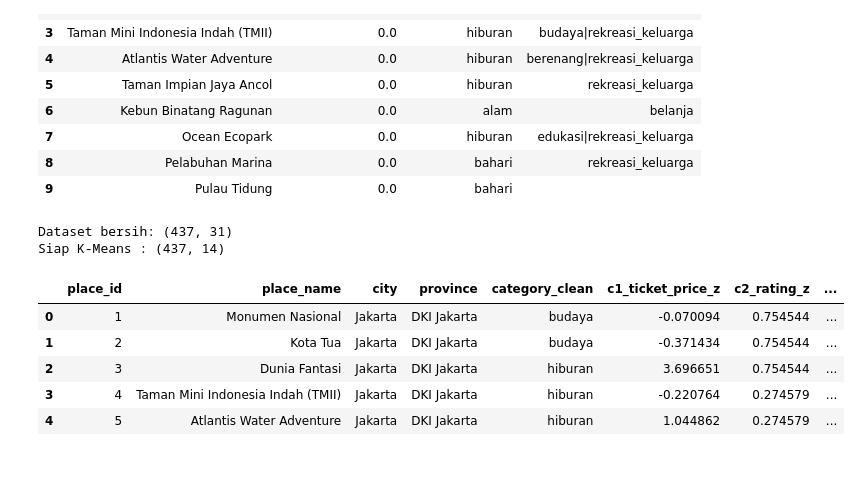
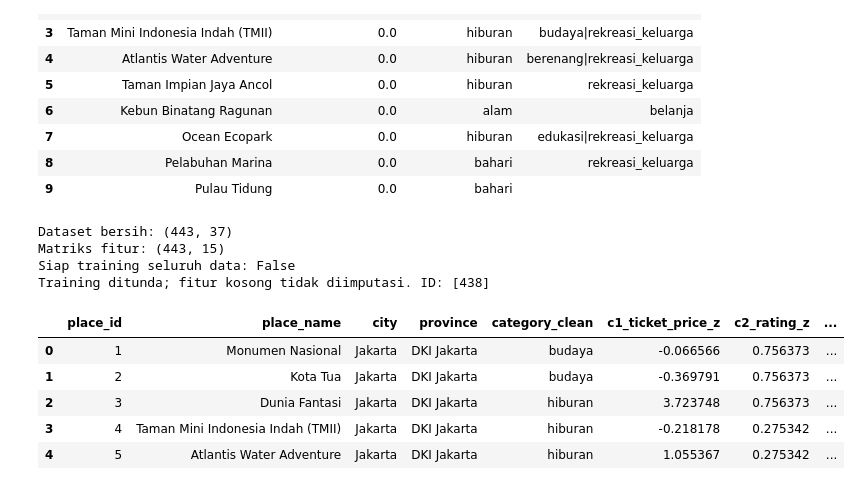
Before and after one commit to ReBioNC/SPK_Destinasi_Wisata, a Jupyter notebook: notebooks/01_preprocessing_travelfit.ipynb, the cells around one changed output. Drawn from its saved outputs; the diff is of its cells as text; code cells hidden in the pictures.

Commit message:
fix(data): preserve all 443 Java destinations in preprocessing

```diff
--- a/notebooks/01_preprocessing_travelfit.ipynb
+++ b/notebooks/01_preprocessing_travelfit.ipynb
@@ -64,7 +92,7 @@ Destinasi: (437, 13) | Rating: (10000, 3)
 | 8 | 9 | Pelabuhan Marina | Pelabuhan Marina Ancol berada di ... | Bahari | Jakarta | 175000 | 4.4 | NaN | {'lat': 1.07888, 'lng': 103.931398} | ... |
 | 9 | 10 | Pulau Tidung | Pulau Tidung adalah salah satu ke... | Bahari | Jakarta | 150000 | 4.5 | NaN | {'lat': -5.803205300000001, 'lng'... | ... |
 # %%
-# 1. Bersihkan kolom, teks, tipe data, duplikat, dan baris tidak valid.
+# 1. Bersihkan format, tetapi tandai masalah tanpa membuang destinasi.
 def snake_case(value):
     return re.sub(r'[^0-9a-zA-Z]+', '_', str(value).strip()).strip('_').lower()
 
@@ -80,14 +108,20 @@ for column in ['place_id', 'price', 'rating', 'time_minutes', 'lat', 'long']:
 for column in ['user_id', 'place_id', 'place_ratings']:
     ratings[column] = pd.to_numeric(ratings[column], errors='coerce')
 
-destinations = destinations.drop_duplicates('place_id', keep='first')
-destinations = destinations.loc[
-    destinations['place_id'].notna()
-    & destinations['place_name'].notna()
-    & destinations['price'].ge(0)
-    & destinations['rating'].between(1, 5)
-    & destinations['lat'].between(-90, 90)
-    & destinations['long'].between(-180, 180)
-].copy()
-print('Data valid:', destinations.shape)
+QUALITY_CHECKS = {
+    'id_missing': destinations['place_id'].isna(),
+    'id_duplicate': destinations['place_id'].duplicated(keep=False),
+    'name_missing': destinations['place_name'].isna() | destinations['place_name'].eq('').fillna(False),
+    'price_invalid': ~destinations['price'].ge(0),
+    'rating_missing': destinations['rating'].isna(),
+    'rating_out_of_range': destinations['rating'].notna() & ~destinations['rating'].between(1, 5),
+    'latitude_invalid': ~destinations['lat'].between(-90, 90),
+    'longitude_invalid': ~destinations['long'].between(-180, 180),
+}
+destinations['data_quality_issues'] = ''
+for issue, mask in QUALITY_CHECKS.items():
+    destinations.loc[mask, 'data_quality_issues'] += issue + '|'
+destinations['data_quality_issues'] = destinations['data_quality_issues'].str.rstrip('|')
+print('Destinasi dipertahankan:', destinations.shape)
+print('Baris perlu review:', destinations['data_quality_issues'].ne('').sum())
 # %% [output]
@@ -98,6 +133,8 @@ CITY_TO_PROVINCE = {
     'Jakarta': 'DKI Jakarta', 'Bandung': 'Jawa Barat',
     'Semarang': 'Jawa Tengah', 'Yogyakarta': 'DI Yogyakarta',
     'Surabaya': 'Jawa Timur',
+    'Pandeglang': 'Banten', 'Lebak': 'Banten',
+    'Purworejo': 'Jawa Tengah', 'Ngawi': 'Jawa Timur',
 }
 CATEGORY_MAP = {
     'budaya': 'budaya', 'taman hiburan': 'hiburan',
@@ -250,7 +287,9 @@ NUMERIC_FEATURES = [
     "c4_facility_score",
 ]
 
-numeric_data = destinations[NUMERIC_FEATURES].astype(float)
+numeric_data = destinations[NUMERIC_FEATURES].astype(float).copy()
+numeric_data.loc[~numeric_data['c1_ticket_price'].ge(0), 'c1_ticket_price'] = np.nan
+numeric_data.loc[~numeric_data['c2_rating'].between(1, 5), 'c2_rating'] = np.nan
 
 # Standardisasi Z-score
 feature_mean = numeric_data.mean()
@@ -264,40 +303,47 @@ scaled_data.columns = [
 # One-hot encoding kategori
 category_data = pd.get_dummies(
     destinations["category_clean"],
     prefix="category",
     dtype=int,
 )
 
 # Gabungkan identitas destinasi dengan fitur hasil transformasi
 kmeans_ready = pd.concat(
     [
         destinations[
             [
                 "place_id",
                 "place_name",
                 "city",
                 "province",
                 "category_clean",
             ]
         ].reset_index(drop=True),
         scaled_data.reset_index(drop=True),
         category_data.reset_index(drop=True),
     ],
     axis=1,
 )
 
 print("Dataset bersih:", destinations.shape)
-print("Siap K-Means :", kmeans_ready.shape)
+kmeans_ready['model_features_complete'] = numeric_data.notna().all(axis=1) & destinations['category_clean'].notna()
+destinations['model_features_complete'] = kmeans_ready['model_features_complete'].to_numpy()
+print("Matriks fitur:", kmeans_ready.shape)
+print("Siap training seluruh data:", bool(kmeans_ready['model_features_complete'].all()))
+if not kmeans_ready['model_features_complete'].all():
+    print('Training ditunda; fitur kosong tidak diimputasi. ID:', kmeans_ready.loc[~kmeans_ready['model_features_complete'], 'place_id'].tolist())
 
 kmeans_ready.head()
 # %% [output]
-Dataset bersih: (437, 31)
-Siap K-Means : (437, 14)
+Dataset bersih: (443, 37)
+Matriks fitur: (443, 15)
+Siap training seluruh data: False
+Training ditunda; fitur kosong tidak diimputasi. ID: [438]
 |  | place_id | place_name | city | province | category_clean | c1_ticket_price_z | c2_rating_z | ... |
-| 0 | 1 | Monumen Nasional | Jakarta | DKI Jakarta | budaya | -0.070094 | 0.754544 | ... |
-| 1 | 2 | Kota Tua | Jakarta | DKI Jakarta | budaya | -0.371434 | 0.754544 | ... |
-| 2 | 3 | Dunia Fantasi | Jakarta | DKI Jakarta | hiburan | 3.696651 | 0.754544 | ... |
-| 3 | 4 | Taman Mini Indonesia Indah (TMII) | Jakarta | DKI Jakarta | hiburan | -0.220764 | 0.274579 | ... |
-| 4 | 5 | Atlantis Water Adventure | Jakarta | DKI Jakarta | hiburan | 1.044862 | 0.274579 | ... |
+| 0 | 1 | Monumen Nasional | Jakarta | DKI Jakarta | budaya | -0.066566 | 0.756373 | ... |
+| 1 | 2 | Kota Tua | Jakarta | DKI Jakarta | budaya | -0.369791 | 0.756373 | ... |
+| 2 | 3 | Dunia Fantasi | Jakarta | DKI Jakarta | hiburan | 3.723748 | 0.756373 | ... |
+| 3 | 4 | Taman Mini Indonesia Indah (TMII) | Jakarta | DKI Jakarta | hiburan | -0.218178 | 0.275342 | ... |
+| 4 | 5 | Atlantis Water Adventure | Jakarta | DKI Jakarta | hiburan | 1.055367 | 0.275342 | ... |
 # %%
 # 6. Simpan hasil preprocessing.
```
Also changed, not shown: parts of 5 cells of this notebook, 6 other files.
